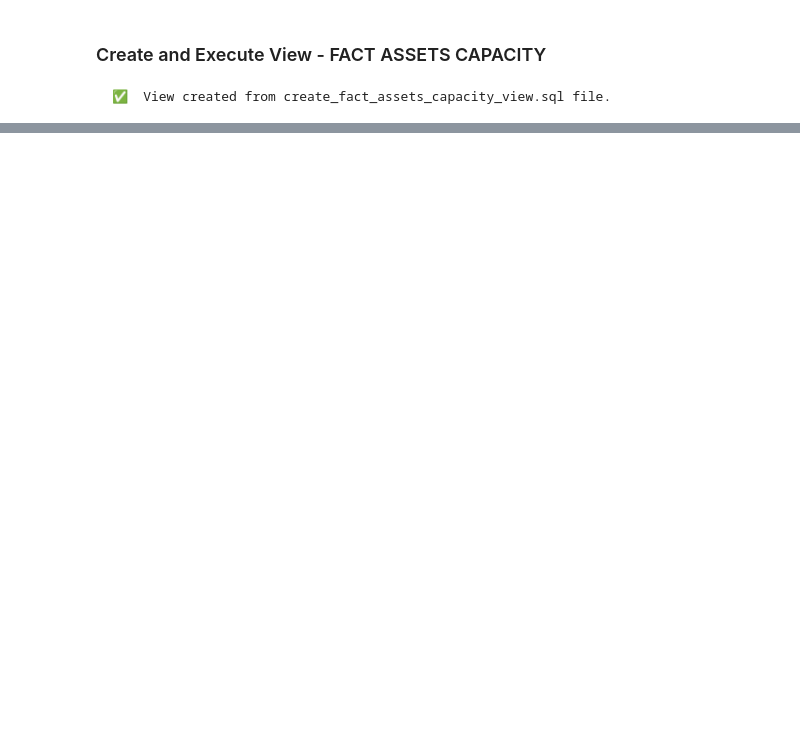
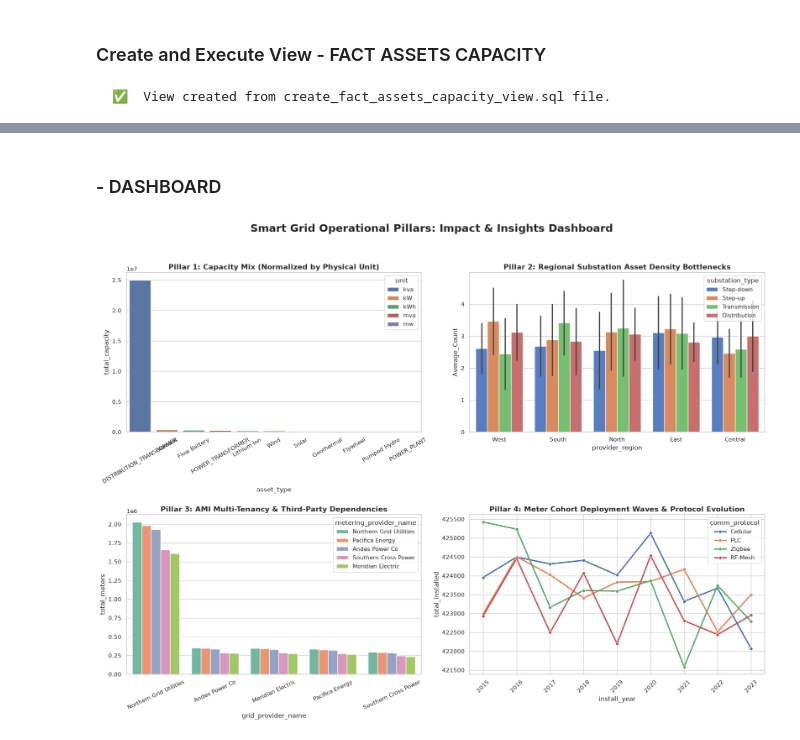
Before and after one commit to sagittarius-cae/analytics-energy-smart-grids, a Jupyter notebook: notebooks/15_analytics.ipynb, the cells around one changed output, grey strips where cells are left out. Saved outputs shown, nothing was run; the diff lists cells and outputs as text; code cells hidden in the pictures; blank space fills up the shorter version.

```diff
--- a/notebooks/15_analytics.ipynb
+++ b/notebooks/15_analytics.ipynb
@@ -254,0 +278,2 @@ shape: (25, 5)
+# %%
+layers = analytics_repo.scan_analytics_layer()
@@ -254,0 +302,8 @@ shape: (25, 5)
+# %% [markdown]
+### -  DASHBOARD
+# %%
+analytics_dashboard = DashboardRenderer(layers['capacity'], layers['grid'], layers['meters'])
+# %%
+analytics_dashboard.render_executive_dashboard()
+# %% [output]
+[figure, added]
```
Also changed, not shown: parts of 15 cells of this notebook, 3 other files.
